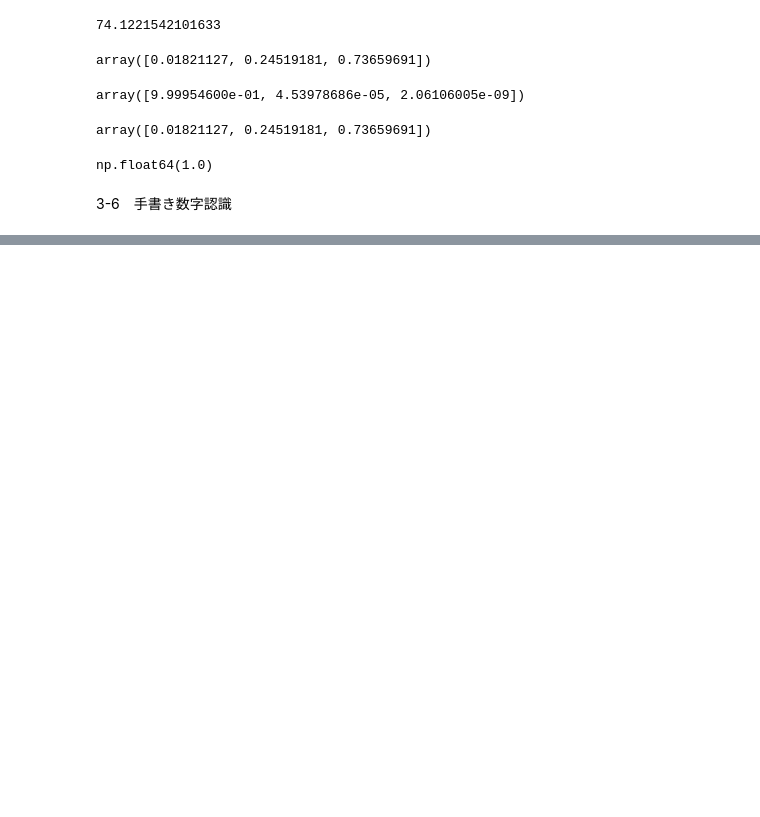
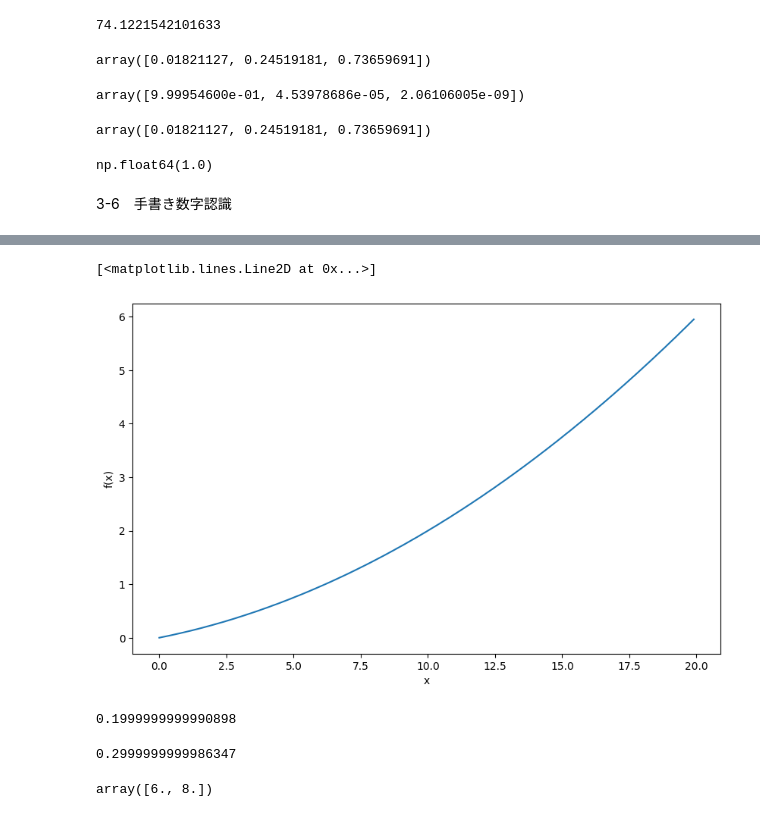
Before and after one commit to momotaro333/Deeplearning, a Jupyter notebook: 3-4.ipynb, the cells around one changed output, grey strips where cells are left out. Saved outputs shown, nothing was run; the diff lists cells and outputs as text; code cells hidden in the pictures; blank space fills up the shorter version.

```diff
--- a/3-4.ipynb
+++ b/3-4.ipynb
@@ -150,2 +153,23 @@ print(t_test.shape)
 (10000, 784)
 (10000,)
+# %%
+def get_data():
+    (x_train,t_train),(x_test,t_test)=\
+        load_mnist(normalize=True,flatten=True,one_hot_label=False)
+    return x_test,t_test
+def init_network():
+    with open('/Users/tanaamidaisuke/Documents/python_code/self_learinng/Deeplearning/deep-learning-from-scratch-master/ch03/sample_weight.pkl','rb') as f:
+        network=pickle.load(f)
+    return network
+def predict(network,x):
+    W1,W2,W3=network['W1'],network['W2'],network['W3']
+    b1,b2,b3=network['b1'],network['b2'],network['b3']
+
+    a1=np.dot(x,W1)+b1
+    z1=sigmoid(a1)
+    a2=np.dot(z1,W2)+b2
+    z2=sigmoid(a2)
+    a3=np.dot(z2,W3)+b3
+    y=softmax(a3)
+
+    return y
@@ -151,0 +193,14 @@ print(t_test.shape)
+# %%
+x,t=get_data()
+network=init_network()
+
+batch_size=100
+accuracy_cnt=0
+
+for i in range(0,len(x),batch_size): #100刻みにiをとってくる
+    x_batch=x[i:i+batch_size]
+    y_batch=predict(network,x_batch)
+    p=np.argmax(y_batch,axis=1) #最大の値のインデックス
+    accuracy_cnt += np.sum(p==t[i:i+batch_size])
+
+print(accuracy_cnt/len(x))
@@ -151,0 +258,3 @@ print(t_test.shape)
+# %%
+def function_1(x):
+    return 0.01*x**2+0.1*x
@@ -151,0 +263,17 @@ print(t_test.shape)
+# %%
+plt.figure(figsize=(10,6))
+x=np.arange(0,20,0.1)
+plt.xlabel('x')
+plt.ylabel('f(x)')
+plt.plot(x,function_1(x))
+# %% [output]
+[<matplotlib.lines.Line2D at 0x...>]
+[figure, added]
+# %%
+numerical_diff(function_1,5)
+# %% [output]
+0.1999999999990898
+# %%
+numerical_diff(function_1,10)
+# %% [output]
+0.2999999999986347
@@ -151,0 +300,4 @@ print(t_test.shape)
+# %%
+numerical_gradient(function_2,np.array([3.0,4.0]))
+# %% [output]
+array([6., 8.])
```
Also changed, not shown: parts of 31 cells of this notebook.
